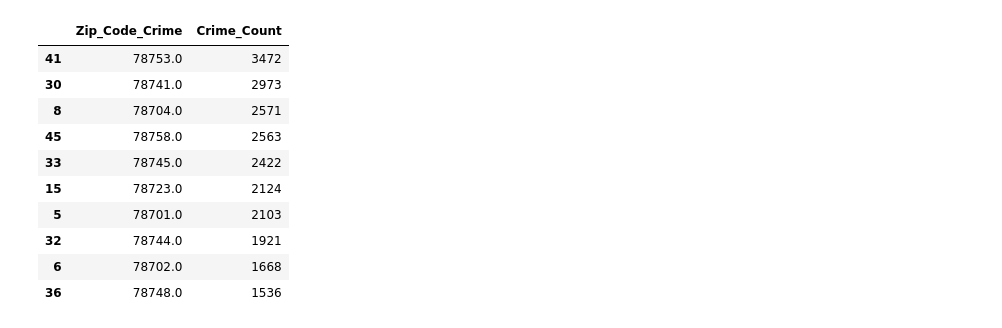
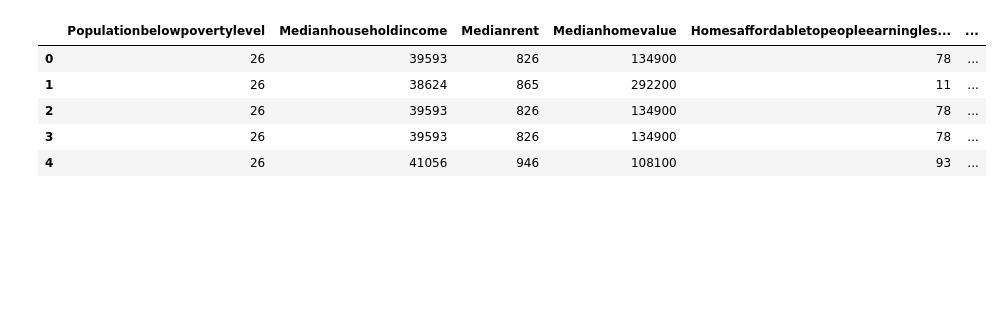
Before and after one commit to loudpugpug42/cs5830_project2, a Jupyter notebook: scalvert.ipynb, the cells around one changed output. Saved outputs shown, nothing was run; the diff lists cells and outputs as text; code cells hidden in the pictures; blank space fills up the shorter version.

```diff
--- a/scalvert.ipynb
+++ b/scalvert.ipynb
@@ -1,18 +1,7 @@
 # %%
 import pandas as pd
+import seaborn as sns
+from matplotlib import pyplot as plt
+from scipy import stats
 import numpy as np
-from scipy import stats
-import matplotlib.pyplot as plt
-import seaborn as sns
-
-# Display more columns when inspecting the data
-pd.set_option("display.max_columns", None)
-
-# Load the dataset
-df = pd.read_csv("crime-housing-austin-2015.csv")
-
-# Inspect the data
-print("Rows:", len(df))
-print("Columns:", len(df.columns))
-
-df.head()
+from sklearn.metrics import mean_squared_error
@@ -90,27 +44,38 @@ Example housing ZIP Codes:
 # %%
-# Count reported crime records in each ZIP Code
-crime_counts = (
-    data.dropna(subset=["Zip_Code_Crime"])
-        .groupby("Zip_Code_Crime")
-        .size()
-        .reset_index(name="Crime_Count")
-)
+def clean_numeric(series):
+    """
+    Remove $, %, and commas and convert values to numeric.
+    Invalid/missing values become NaN.
+    """
+    return pd.to_numeric(
+        series.astype("string")
+            .str.replace("$", "", regex=False)
+            .str.replace("%", "", regex=False)
+            .str.replace(",", "", regex=False)
+            .str.strip(),
+        errors="coerce"
+    )
 
-crime_counts.head()
-crime_counts["Crime_Count"].describe()
-crime_counts.sort_values(
-    "Crime_Count", ascending=False
-).head(10)
+numeric_housing_columns = [
+    "Populationbelowpovertylevel",
+    "Medianhouseholdincome",
+    "Medianrent",
+    "Medianhomevalue",
+    "Homesaffordabletopeopleearninglessthan$50000",
+    "Rentalsaffordabletopeopleearninglessthan$25000",
+    "Ownerunitsaffordabletoaverageretail/serviceworker",
+    "Rentalunitsaffordabletoaverageretail/serviceworker",
+]
+
+for column in numeric_housing_columns:
+    df[column] = clean_numeric(df[column])
+
+df[numeric_housing_columns].head()
 # %% [output]
-|  | Zip_Code_Crime | Crime_Count |
-| 41 | 78753.0 | 3472 |
-| 30 | 78741.0 | 2973 |
-| 8 | 78704.0 | 2571 |
-| 45 | 78758.0 | 2563 |
-| 33 | 78745.0 | 2422 |
-| 15 | 78723.0 | 2124 |
-| 5 | 78701.0 | 2103 |
-| 32 | 78744.0 | 1921 |
-| 6 | 78702.0 | 1668 |
-| 36 | 78748.0 | 1536 |
+|  | Populationbelowpovertylevel | Medianhouseholdincome | Medianrent | Medianhomevalue | Homesaffordabletopeopleearningles... | ... |
+| 0 | 26 | 39593 | 826 | 134900 | 78 | ... |
+| 1 | 26 | 38624 | 865 | 292200 | 11 | ... |
+| 2 | 26 | 39593 | 826 | 134900 | 78 | ... |
+| 3 | 26 | 39593 | 826 | 134900 | 78 | ... |
+| 4 | 26 | 41056 | 946 | 108100 | 93 | ... |
 # %%
```
Also changed, not shown: parts of 21 cells of this notebook.
